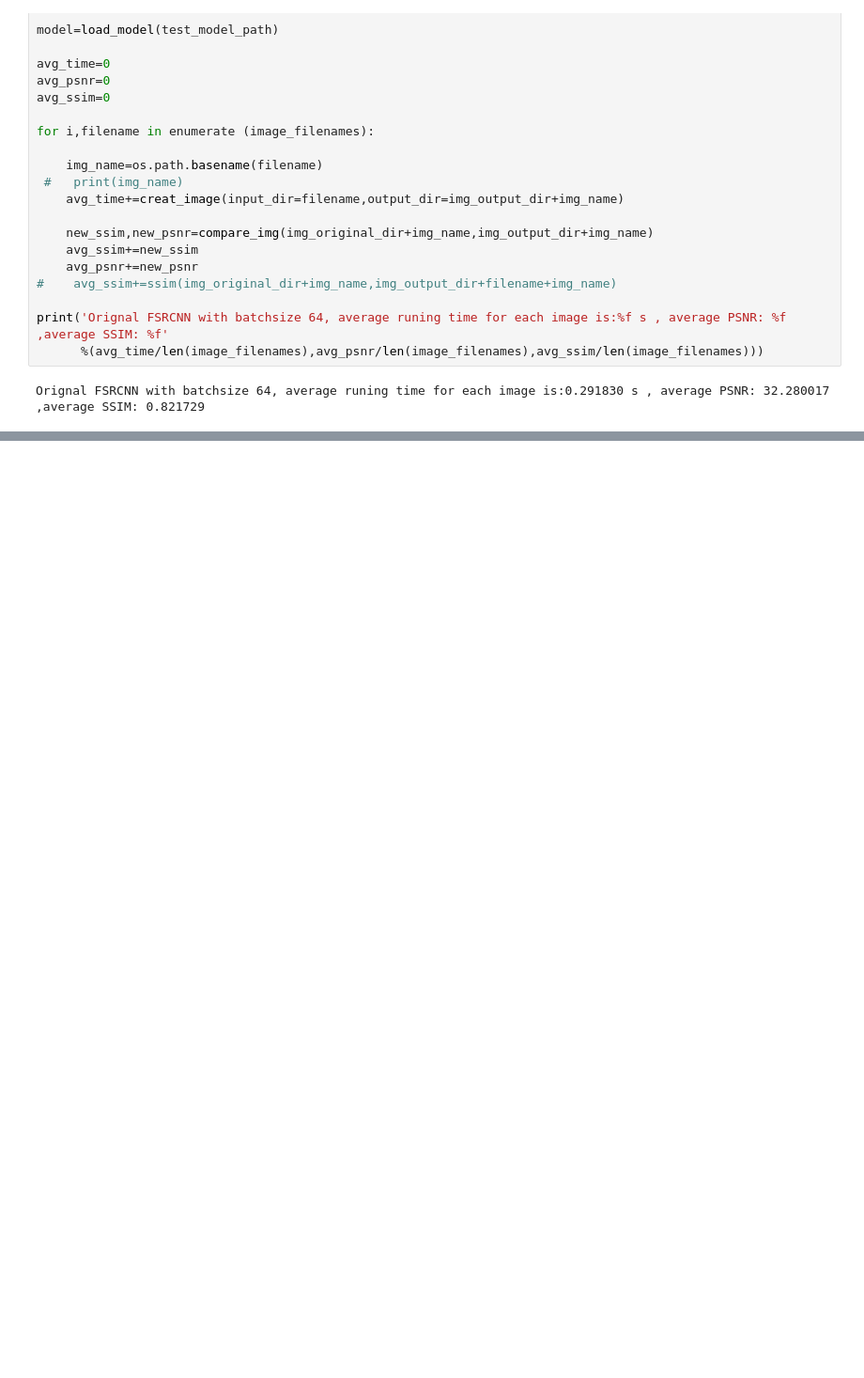
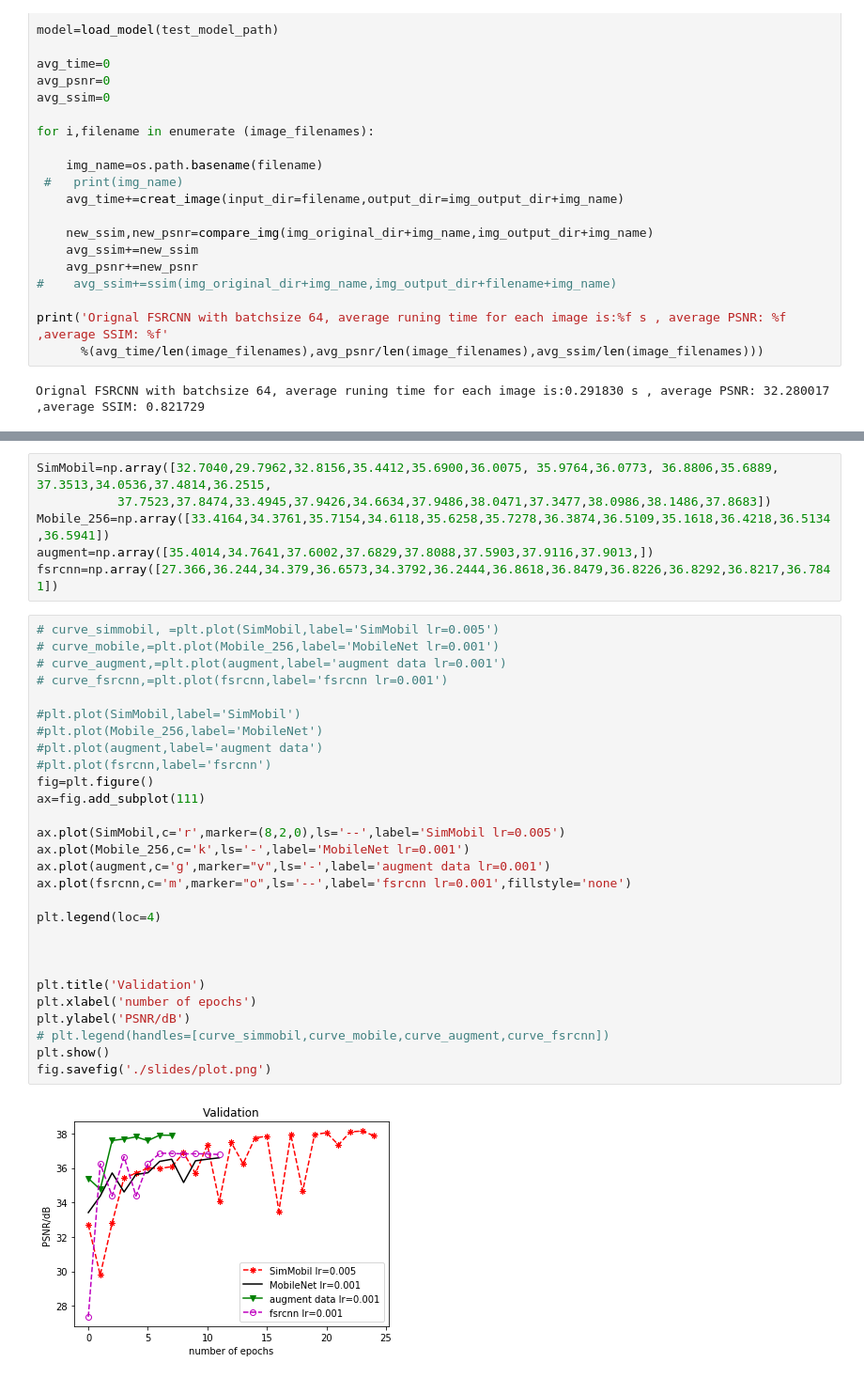
Before and after one commit to bill9800/Human-FSRCNN, a Jupyter notebook: jupyter_notebook_version/Human_FSRCNN.ipynb, the cells around one changed output, grey strips where cells are left out. Shown at 94% size. Saved outputs shown, nothing was run; the diff lists cells and outputs as text; blank space fills up the shorter version.

```diff
--- a/jupyter_notebook_version/Human_FSRCNN.ipynb
+++ b/jupyter_notebook_version/Human_FSRCNN.ipynb
@@ -675,0 +620,36 @@ for i in range (0,len(img_dir)):
+# %%
+SimMobil=np.array([32.7040,29.7962,32.8156,35.4412,35.6900,36.0075, 35.9764,36.0773, 36.8806,35.6889, 37.3513,34.0536,37.4814,36.2515,
+           37.7523,37.8474,33.4945,37.9426,34.6634,37.9486,38.0471,37.3477,38.0986,38.1486,37.8683])
+Mobile_256=np.array([33.4164,34.3761,35.7154,34.6118,35.6258,35.7278,36.3874,36.5109,35.1618,36.4218,36.5134,36.5941])
+augment=np.array([35.4014,34.7641,37.6002,37.6829,37.8088,37.5903,37.9116,37.9013,])
+fsrcnn=np.array([27.366,36.244,34.379,36.6573,34.3792,36.2444,36.8618,36.8479,36.8226,36.8292,36.8217,36.7841])
+# %%
+# curve_simmobil, =plt.plot(SimMobil,label='SimMobil lr=0.005')
+# curve_mobile,=plt.plot(Mobile_256,label='MobileNet lr=0.001')
+# curve_augment,=plt.plot(augment,label='augment data lr=0.001')
+# curve_fsrcnn,=plt.plot(fsrcnn,label='fsrcnn lr=0.001')
+
+#plt.plot(SimMobil,label='SimMobil')
+#plt.plot(Mobile_256,label='MobileNet')
+#plt.plot(augment,label='augment data')
+#plt.plot(fsrcnn,label='fsrcnn')
+fig=plt.figure()
+ax=fig.add_subplot(111)
+
+ax.plot(SimMobil,c='r',marker=(8,2,0),ls='--',label='SimMobil lr=0.005')
+ax.plot(Mobile_256,c='k',ls='-',label='MobileNet lr=0.001')
+ax.plot(augment,c='g',marker="v",ls='-',label='augment data lr=0.001')
+ax.plot(fsrcnn,c='m',marker="o",ls='--',label='fsrcnn lr=0.001',fillstyle='none')
+
+plt.legend(loc=4)
+
+
+
+plt.title('Validation')
+plt.xlabel('number of epochs')
+plt.ylabel('PSNR/dB')
+# plt.legend(handles=[curve_simmobil,curve_mobile,curve_augment,curve_fsrcnn])
+plt.show()
+fig.savefig('./slides/plot.png')
+# %% [output]
+[figure, added]
```
Also changed, not shown: parts of 10 cells of this notebook.
